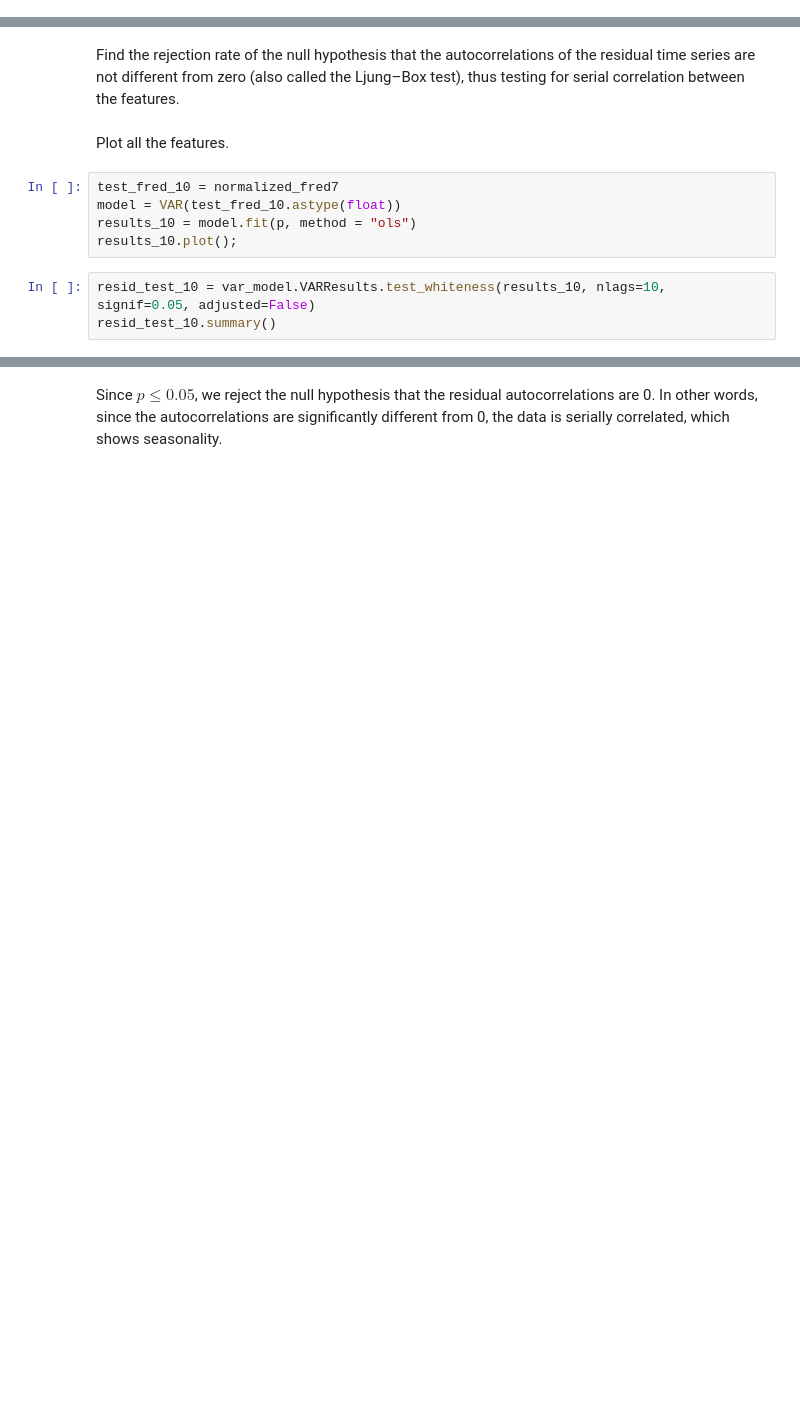
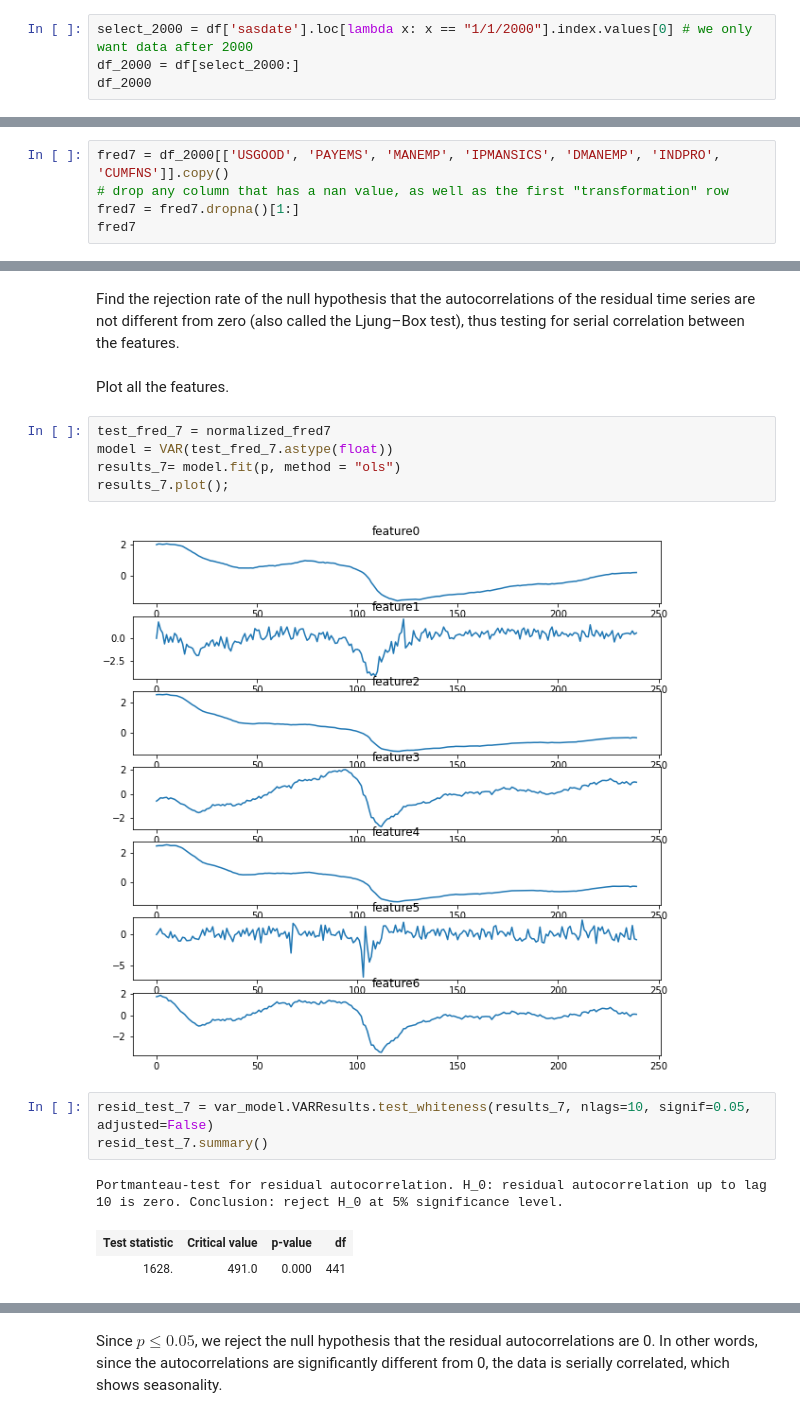
Before and after one commit to gituxedo/stat198finalproject, a Jupyter notebook: Final-Project.ipynb, the cells around one changed output, grey strips where cells are left out. Cells and saved outputs as stored; diff of their text form; blank space fills up the shorter version.

```diff
--- a/Final-Project.ipynb
+++ b/Final-Project.ipynb
@@ -28,0 +42,4 @@ dates = df['sasdate'][1:-9]
+# %%
+select_2000 = df['sasdate'].loc[lambda x: x == "1/1/2000"].index.values[0] # we only want data after 2000
+df_2000 = df[select_2000:]
+df_2000
@@ -28,0 +62,5 @@ dates = df['sasdate'][1:-9]
+# %%
+fred7 = df_2000[['USGOOD', 'PAYEMS', 'MANEMP', 'IPMANSICS', 'DMANEMP', 'INDPRO', 'CUMFNS']].copy()
+# drop any column that has a nan value, as well as the first "transformation" row
+fred7 = fred7.dropna()[1:]
+fred7
@@ -144,11 +219,17 @@ Find the rejection rate of the null hypothesis that the autocorrelations of the
 # %% [markdown]
 Plot all the features.
 # %%
-test_fred_10 = normalized_fred7
-model = VAR(test_fred_10.astype(float))
-results_10 = model.fit(p, method = "ols")
-results_10.plot();
+test_fred_7 = normalized_fred7
+model = VAR(test_fred_7.astype(float))
+results_7= model.fit(p, method = "ols")
+results_7.plot();
+# %% [output]
+[figure, added]
 # %%
-resid_test_10 = var_model.VARResults.test_whiteness(results_10, nlags=10, signif=0.05, adjusted=False)
-resid_test_10.summary()
+resid_test_7 = var_model.VARResults.test_whiteness(results_7, nlags=10, signif=0.05, adjusted=False)
+resid_test_7.summary()
+# %% [output]
+Portmanteau-test for residual autocorrelation. H_0: residual autocorrelation up to lag 10 is zero. Conclusion: reject H_0 at 5% significance level.
+| Test statistic | Critical value | p-value | df |
+| 1628. | 491.0 | 0.000 | 441 |
 # %%
```
Also changed, not shown: parts of 61 cells of this notebook.
